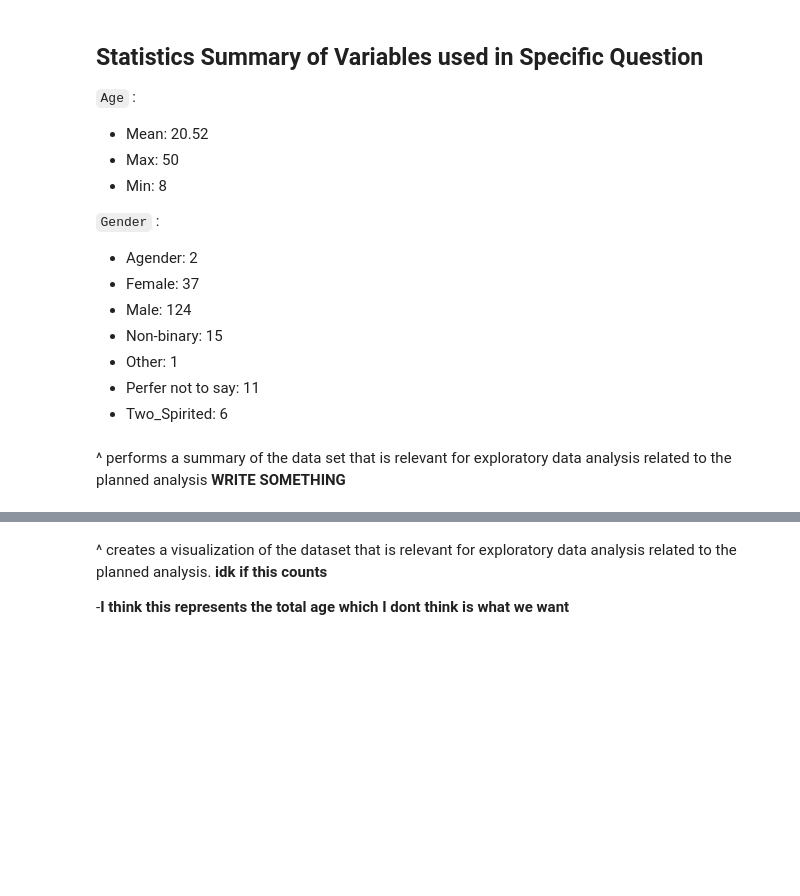
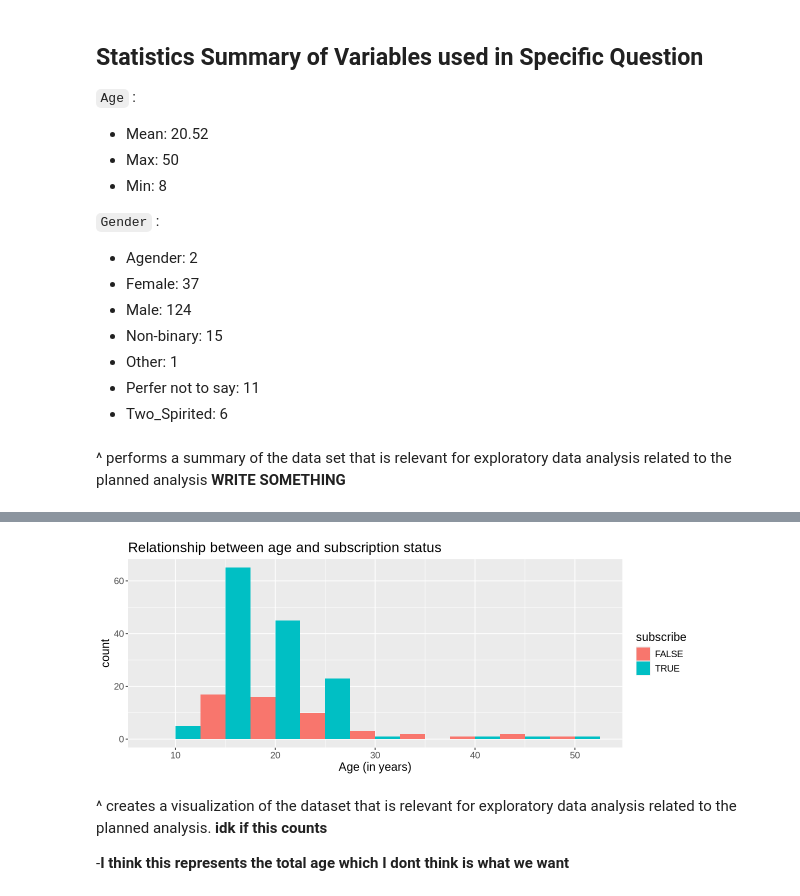
Before and after one commit to IFQXK/DSCI-100-project-group-19, a Jupyter notebook: Group Project.ipynb, the cells around one changed output, grey strips where cells are left out. Drawn from its saved outputs; the diff is of its cells as text; code cells hidden in the pictures; blank space fills up the shorter version.

```diff
--- a/Group Project.ipynb
+++ b/Group Project.ipynb
@@ -180,0 +176,8 @@ Warning message:
+# %%
+age_histogram <- players_data |>
+            ggplot(aes(x = Age, fill = subscribe)) +
+            geom_histogram(position = "dodge", binwidth = 5) +
+            labs(x = "Age (in years)", title = "Relationship between age and subscription status") +
+            theme(text = element_text(size = 14))
+age_histogram
+# %% [output]
@@ -181,3 +186,4 @@ Warning message:
+[figure, added]
 # %% [markdown]
 ^ creates a visualization of the dataset that is relevant for exploratory data analysis related to the planned analysis. **idk if this counts**
 
```
Also changed, not shown: parts of 2 cells of this notebook.
